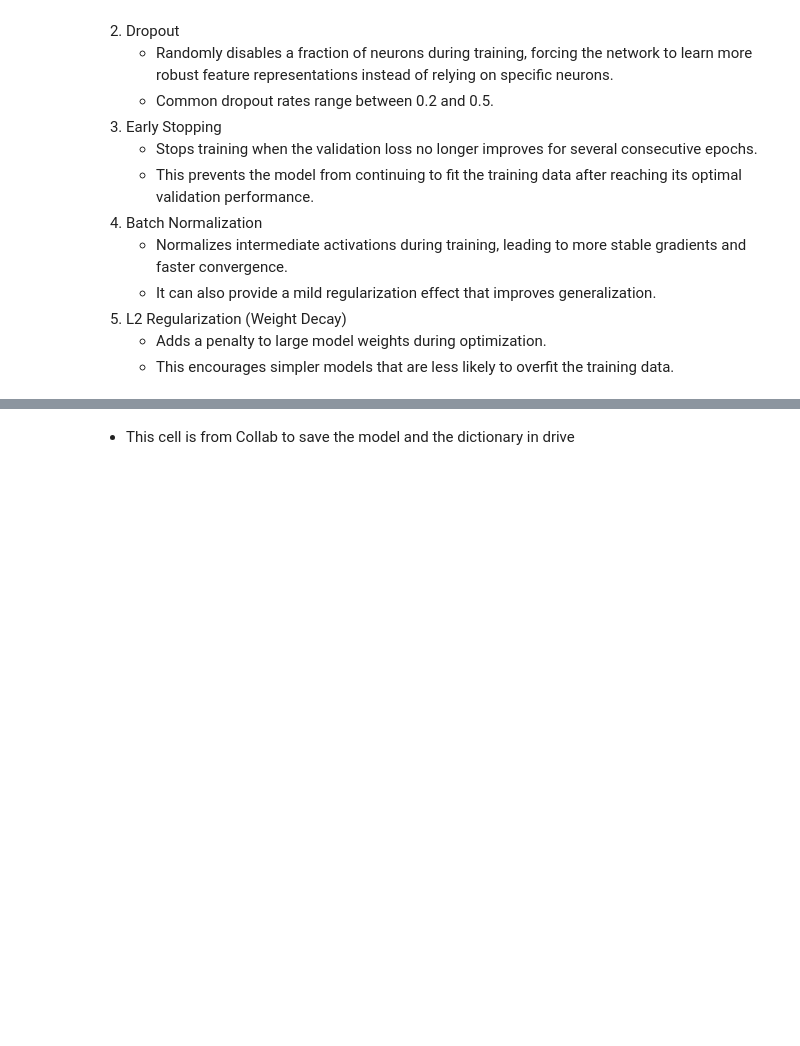
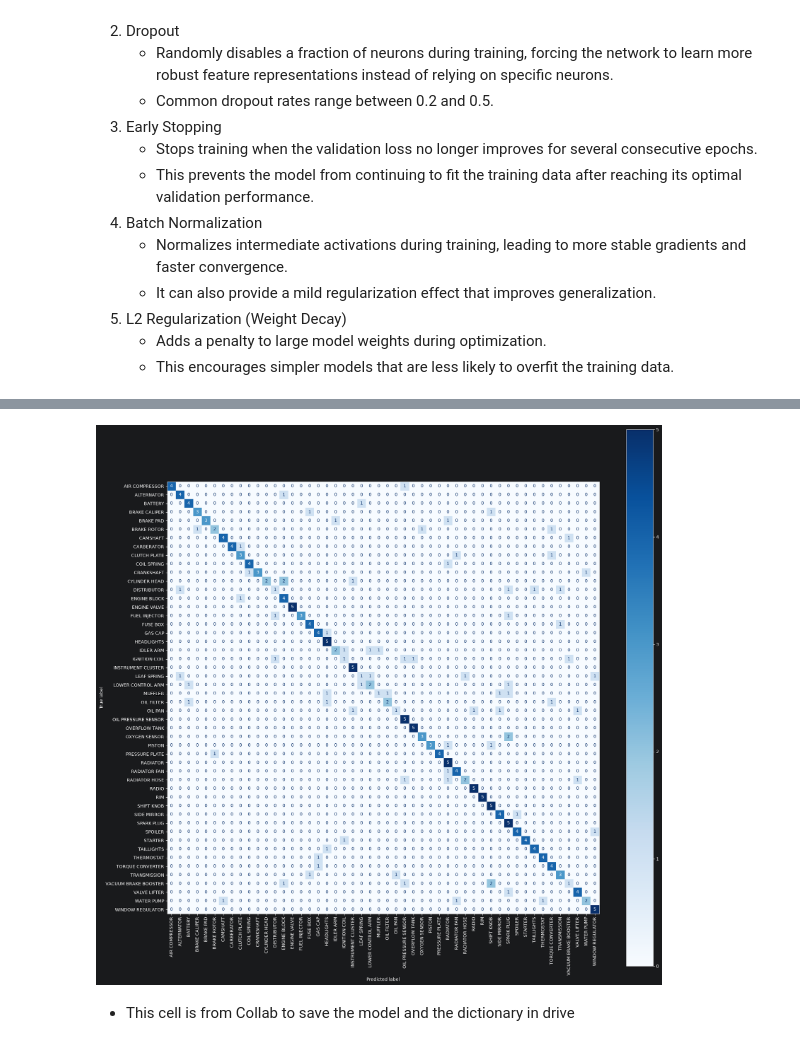
Before and after one commit to kovexison/Practica-AI, a Jupyter notebook: 03-DL-CNN/DL_CNN_classification.ipynb, the cells around one changed output, grey strips where cells are left out. Drawn from its saved outputs; the diff is of its cells as text; code cells hidden in the pictures; blank space fills up the shorter version.

Commit message:
[AI-64] Evaluate the model: confusion matrix and classification report(still in progres)

```diff
--- a/03-DL-CNN/DL_CNN_classification.ipynb
+++ b/03-DL-CNN/DL_CNN_classification.ipynb
@@ -441,0 +444,13 @@ plt.show()
+# %%
+from sklearn.metrics import ConfusionMatrixDisplay, classification_report
+from tensorflow.keras.models import load_model
+
+model=load_model('car_parts_model.keras')
+
+predictions=model.predict(test_generator)
+
+y_pred=np.argmax(predictions,axis=1)
+y_real=test_generator.classes
+class_names=list(test_generator.class_indices.keys())
+
+print(classification_report(y_real,y_pred, target_names=class_names))
@@ -442,3 +483,16 @@ plt.show()
+# %%
+fig, ax = plt.subplots(figsize=(22, 22))
+
+disp = ConfusionMatrixDisplay.from_predictions(
+    y_real,
+    y_pred,
+    display_labels=class_names,
+    cmap='Blues',
+    ax=ax,
+    xticks_rotation='vertical'
+)
+# %% [output]
+[figure, added]
 # %%
 model.save('/content/drive/MyDrive/Dataset_Piese/car_parts_model.keras')
 
```
Also changed, not shown: parts of 3 cells of this notebook.
